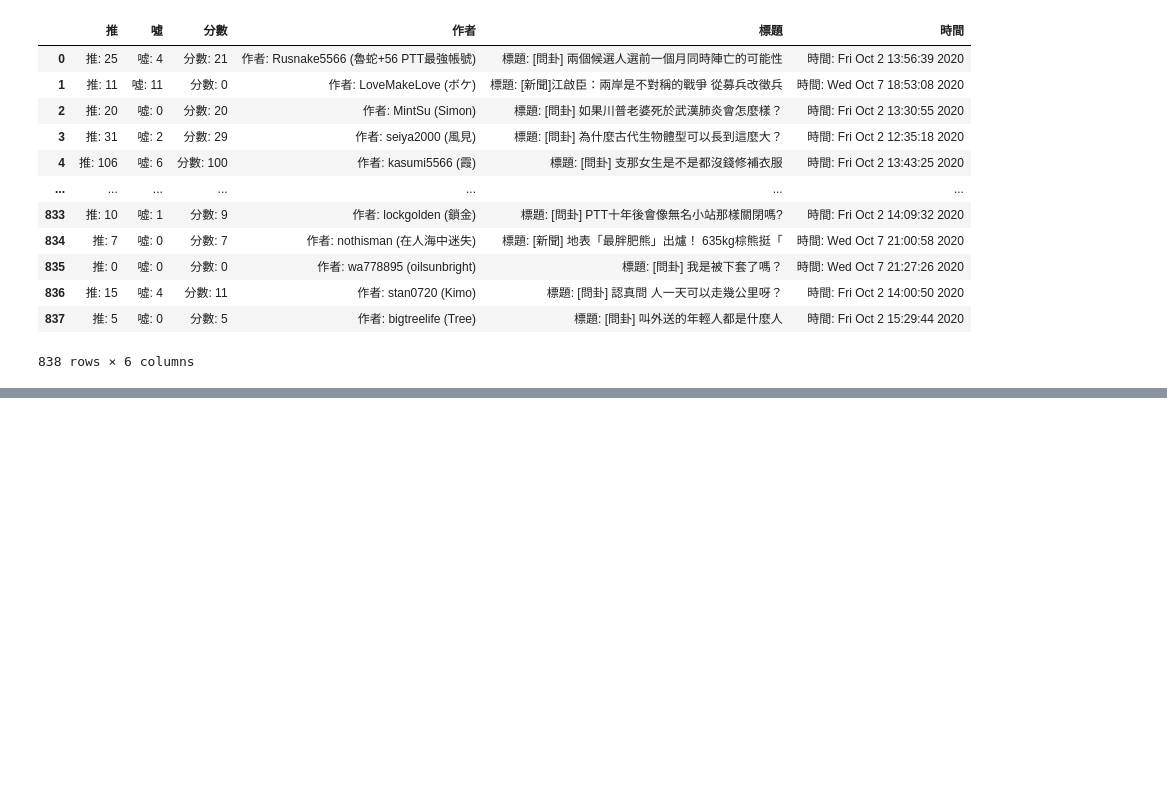
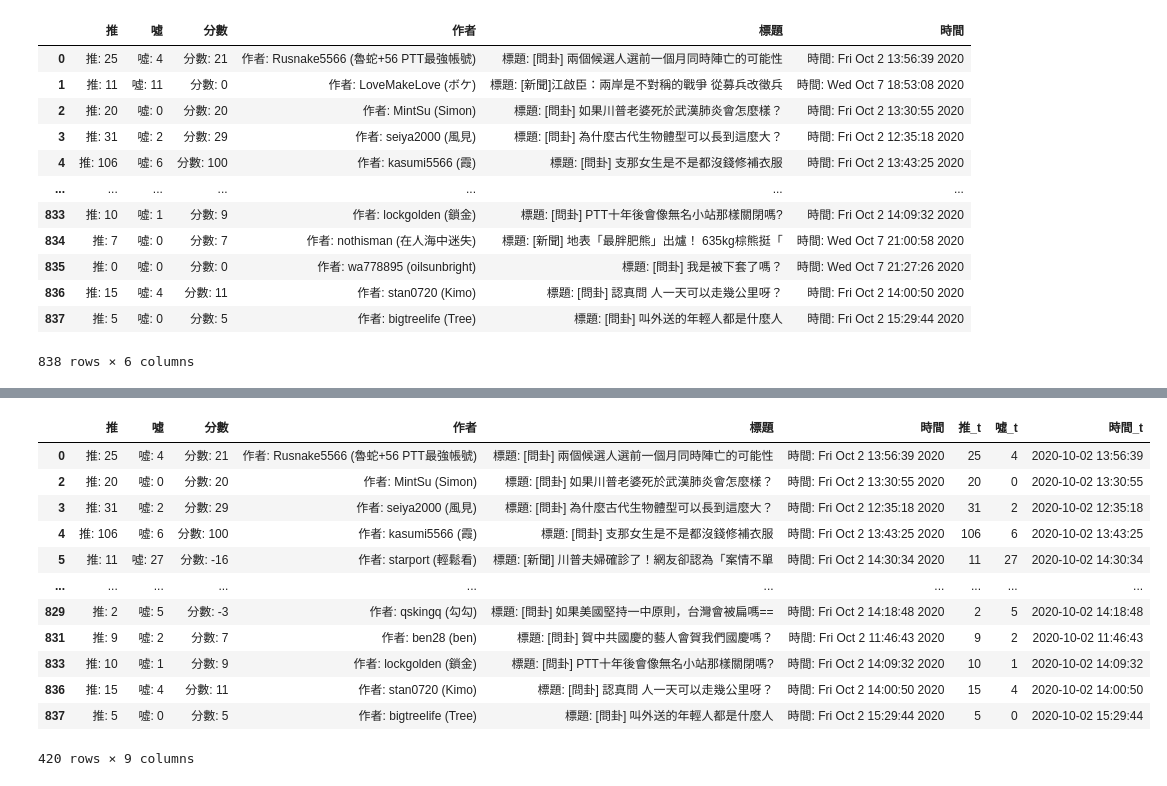
Before and after one commit to uuboyscy/tjr104, a Jupyter notebook: data-pipeline/03_transform_text_to_dataframe.ipynb, the cells around one changed output, grey strips where cells are left out. Cells and saved outputs as stored; diff of their text form; code cells hidden in the pictures; blank space fills up the shorter version.

```diff
--- a/data-pipeline/03_transform_text_to_dataframe.ipynb
+++ b/data-pipeline/03_transform_text_to_dataframe.ipynb
@@ -71,0 +346,20 @@ df
+# %%
+"""
+where datetime_col > '2025-01-01'
+"""
+df["時間_t"] < '2020-10-07'
+df[df["時間_t"] < '2020-10-07']
+# %% [output]
+|  | 推 | 噓 | 分數 | 作者 | 標題 | 時間 | 推_t | 噓_t | 時間_t |
+| 0 | 推: 25 | 噓: 4 | 分數: 21 | 作者: Rusnake5566 (魯蛇+56 PTT最強帳號) | 標題: [問卦] 兩個候選人選前一個月同時陣亡的可能性 | 時間: Fri Oct 2 13:56:39 2020 | 25 | 4 | 2020-10-02 13:56:39 |
+| 2 | 推: 20 | 噓: 0 | 分數: 20 | 作者: MintSu (Simon) | 標題: [問卦] 如果川普老婆死於武漢肺炎會怎麼樣？ | 時間: Fri Oct 2 13:30:55 2020 | 20 | 0 | 2020-10-02 13:30:55 |
+| 3 | 推: 31 | 噓: 2 | 分數: 29 | 作者: seiya2000 (風見) | 標題: [問卦] 為什麼古代生物體型可以長到這麼大？ | 時間: Fri Oct 2 12:35:18 2020 | 31 | 2 | 2020-10-02 12:35:18 |
+| 4 | 推: 106 | 噓: 6 | 分數: 100 | 作者: kasumi5566 (霞) | 標題: [問卦] 支那女生是不是都沒錢修補衣服 | 時間: Fri Oct 2 13:43:25 2020 | 106 | 6 | 2020-10-02 13:43:25 |
+| 5 | 推: 11 | 噓: 27 | 分數: -16 | 作者: starport (輕鬆看) | 標題: [新聞] 川普夫婦確診了！網友卻認為「案情不單 | 時間: Fri Oct 2 14:30:34 2020 | 11 | 27 | 2020-10-02 14:30:34 |
+| ... | ... | ... | ... | ... | ... | ... | ... | ... | ... |
+| 829 | 推: 2 | 噓: 5 | 分數: -3 | 作者: qskingq (勾勾) | 標題: [問卦] 如果美國堅持一中原則，台灣會被扁嗎== | 時間: Fri Oct 2 14:18:48 2020 | 2 | 5 | 2020-10-02 14:18:48 |
+| 831 | 推: 9 | 噓: 2 | 分數: 7 | 作者: ben28 (ben) | 標題: [問卦] 賀中共國慶的藝人會賀我們國慶嗎？ | 時間: Fri Oct 2 11:46:43 2020 | 9 | 2 | 2020-10-02 11:46:43 |
+| 833 | 推: 10 | 噓: 1 | 分數: 9 | 作者: lockgolden (鎖金) | 標題: [問卦] PTT十年後會像無名小站那樣關閉嗎? | 時間: Fri Oct 2 14:09:32 2020 | 10 | 1 | 2020-10-02 14:09:32 |
+| 836 | 推: 15 | 噓: 4 | 分數: 11 | 作者: stan0720 (Kimo) | 標題: [問卦] 認真問 人一天可以走幾公里呀？ | 時間: Fri Oct 2 14:00:50 2020 | 15 | 4 | 2020-10-02 14:00:50 |
+| 837 | 推: 5 | 噓: 0 | 分數: 5 | 作者: bigtreelife (Tree) | 標題: [問卦] 叫外送的年輕人都是什麼人 | 時間: Fri Oct 2 15:29:44 2020 | 5 | 0 | 2020-10-02 15:29:44 |
+420 rows × 9 columns
```
Also changed, not shown: parts of 30 cells of this notebook, 2 other files.
